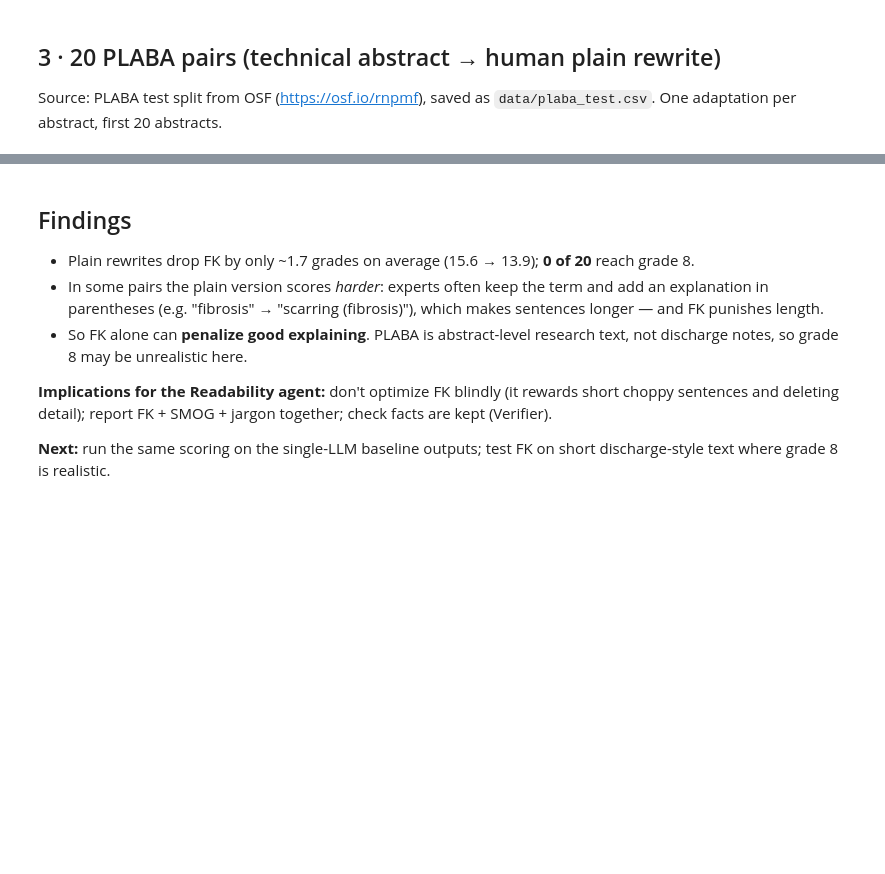
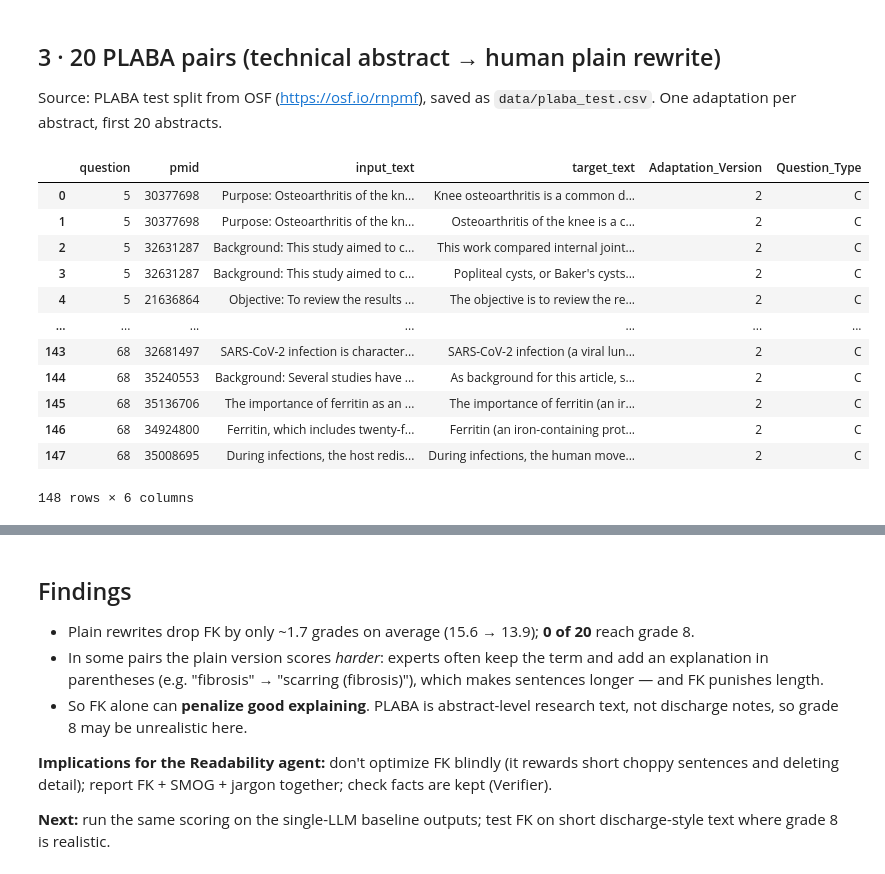
Before and after one commit to acmucsd-projects/fa26-ai-team-3, a Jupyter notebook: notebooks/05_readability.ipynb, the cells around one changed output, grey strips where cells are left out. Cells and saved outputs as stored; diff of their text form; code cells hidden in the pictures; blank space fills up the shorter version.

```diff
--- a/notebooks/05_readability.ipynb
+++ b/notebooks/05_readability.ipynb
@@ -41,6 +47,23 @@ compare
 ## 3 · 20 PLABA pairs (technical abstract → human plain rewrite)
 
 Source: PLABA test split from OSF (https://osf.io/rnpmf), saved as `data/plaba_test.csv`. One adaptation per abstract, first 20 abstracts.
+# %%
+pd.read_csv("../data/plaba_test.csv")
+#note that the plaba test are
+# %% [output]
+|  | question | pmid | input_text | target_text | Adaptation_Version | Question_Type |
+| 0 | 5 | 30377698 | Purpose: Osteoarthritis of the kn... | Knee osteoarthritis is a common d... | 2 | C |
+| 1 | 5 | 30377698 | Purpose: Osteoarthritis of the kn... | Osteoarthritis of the knee is a c... | 2 | C |
+| 2 | 5 | 32631287 | Background: This study aimed to c... | This work compared internal joint... | 2 | C |
+| 3 | 5 | 32631287 | Background: This study aimed to c... | Popliteal cysts, or Baker's cysts... | 2 | C |
+| 4 | 5 | 21636864 | Objective: To review the results ... | The objective is to review the re... | 2 | C |
+| ... | ... | ... | ... | ... | ... | ... |
+| 143 | 68 | 32681497 | SARS-CoV-2 infection is character... | SARS-CoV-2 infection (a viral lun... | 2 | C |
+| 144 | 68 | 35240553 | Background: Several studies have ... | As background for this article, s... | 2 | C |
+| 145 | 68 | 35136706 | The importance of ferritin as an ... | The importance of ferritin (an ir... | 2 | C |
+| 146 | 68 | 34924800 | Ferritin, which includes twenty-f... | Ferritin (an iron-containing prot... | 2 | C |
+| 147 | 68 | 35008695 | During infections, the host redis... | During infections, the human move... | 2 | C |
+148 rows × 6 columns
 # %%
 plaba = pd.read_csv("../data/plaba_test.csv").drop_duplicates("pmid").head(20).reset_index(drop=True)
 
```
Also changed, not shown: parts of 13 cells of this notebook.
